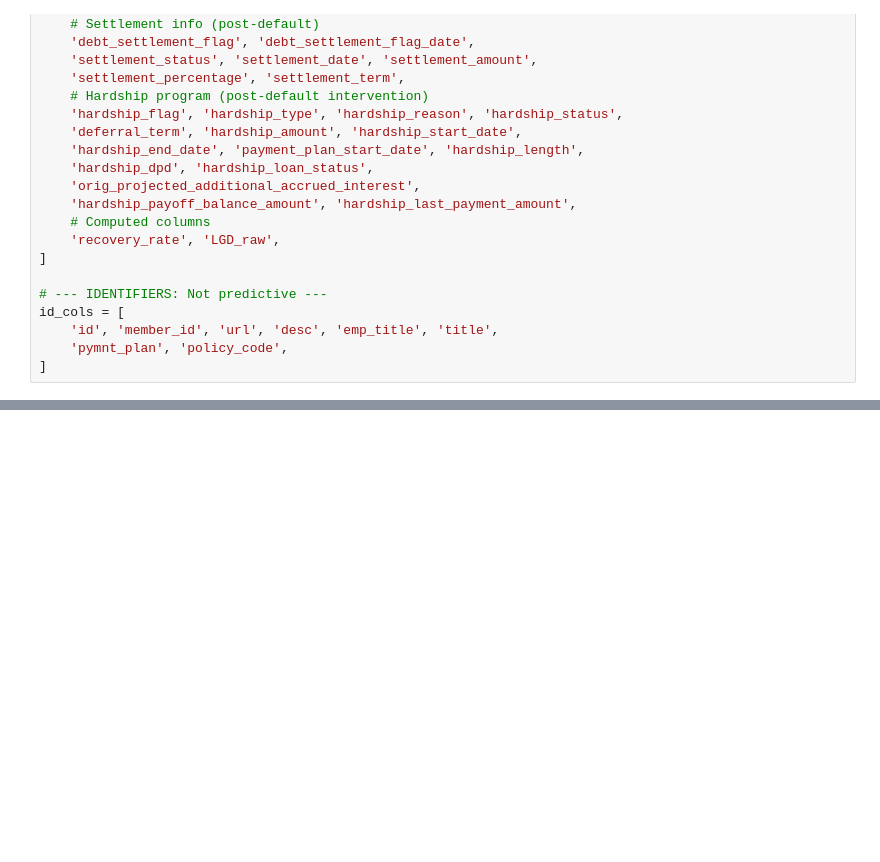
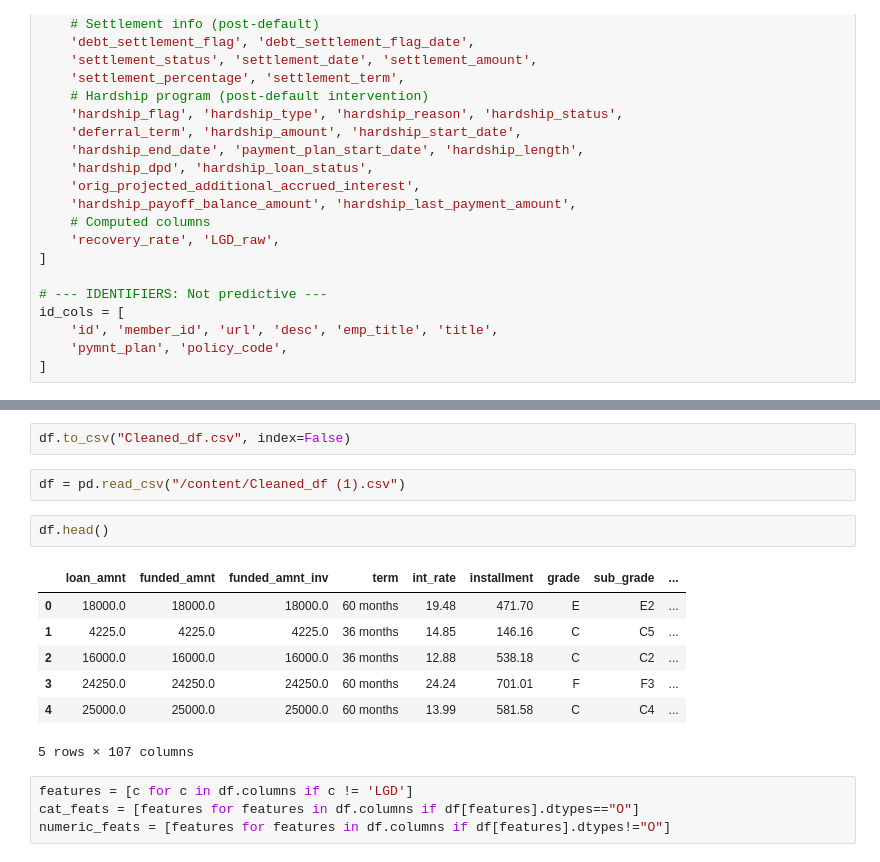
Before and after one commit to IAMLATI/Predicting-Loss-Given-Default-, a Jupyter notebook: Predicting_Loan_Default_Loss_(Loss_Given_Default).ipynb, the cells around one changed output, grey strips where cells are left out. Saved outputs shown, nothing was run; the diff lists cells and outputs as text; blank space fills up the shorter version.

```diff
--- a/Predicting_Loan_Default_Loss_(Loss_Given_Default).ipynb
+++ b/Predicting_Loan_Default_Loss_(Loss_Given_Default).ipynb
@@ -175,0 +203,18 @@ id_cols = [
+# %%
+df.to_csv("Cleaned_df.csv", index=False)
+# %%
+df = pd.read_csv("/content/Cleaned_df (1).csv")
+# %%
+df.head()
+# %% [output]
+|  | loan_amnt | funded_amnt | funded_amnt_inv | term | int_rate | installment | grade | sub_grade | ... |
+| 0 | 18000.0 | 18000.0 | 18000.0 | 60 months | 19.48 | 471.70 | E | E2 | ... |
+| 1 | 4225.0 | 4225.0 | 4225.0 | 36 months | 14.85 | 146.16 | C | C5 | ... |
+| 2 | 16000.0 | 16000.0 | 16000.0 | 36 months | 12.88 | 538.18 | C | C2 | ... |
+| 3 | 24250.0 | 24250.0 | 24250.0 | 60 months | 24.24 | 701.01 | F | F3 | ... |
+| 4 | 25000.0 | 25000.0 | 25000.0 | 60 months | 13.99 | 581.58 | C | C4 | ... |
+5 rows × 107 columns
+# %%
+features = [c for c in df.columns if c != 'LGD']
+cat_feats = [features for features in df.columns if df[features].dtypes=="O"]
+numeric_feats = [features for features in df.columns if df[features].dtypes!="O"]
```
Also changed, not shown: parts of 17 cells of this notebook.
